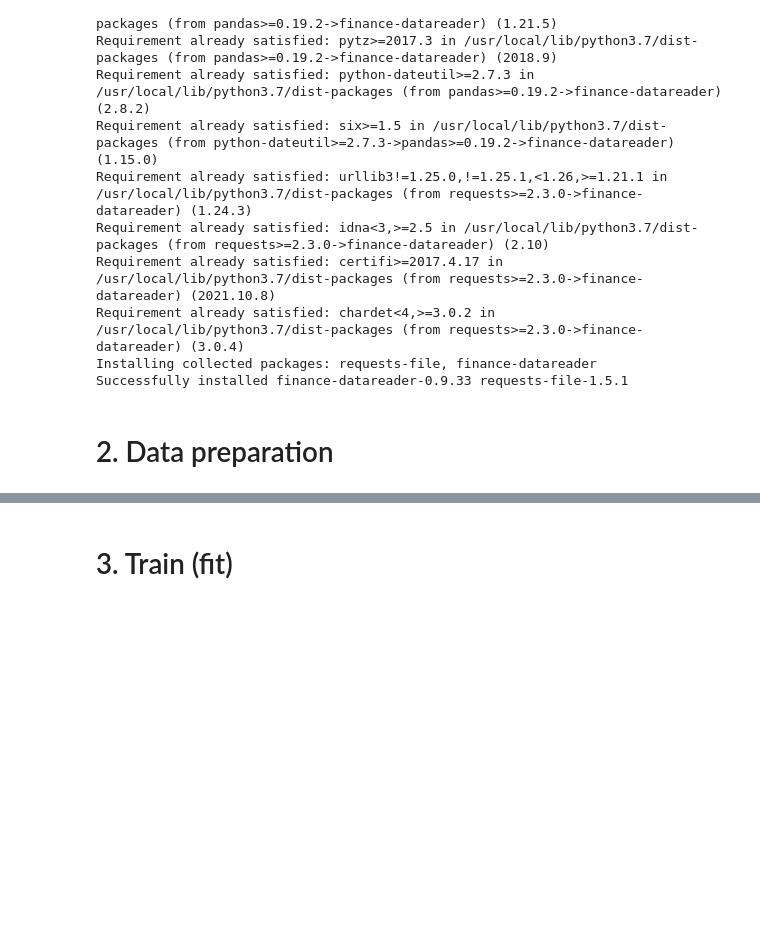
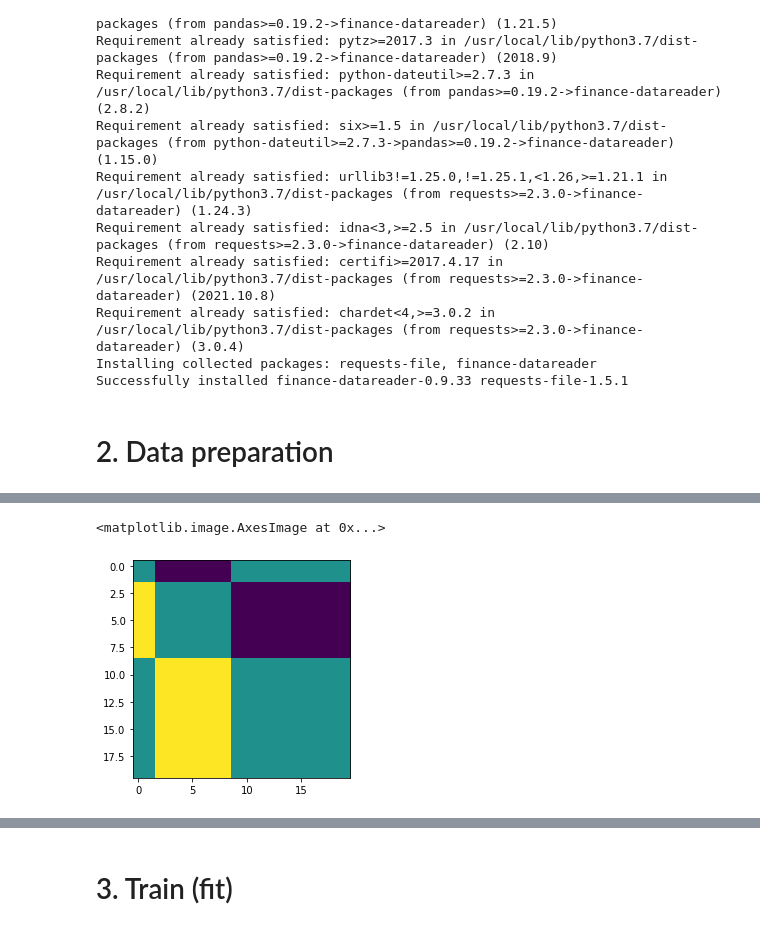
Before and after one commit to kdh4672/economy_ai, a Jupyter notebook: ai_homework.ipynb, the cells around one changed output, grey strips where cells are left out. Cells and saved outputs as stored; diff of their text form; code cells hidden in the pictures; blank space fills up the shorter version.

```diff
--- a/ai_homework.ipynb
+++ b/ai_homework.ipynb
@@ -101,11 +88,15 @@ Name: 1997-01-30 00:00:00, dtype: float64
 # %%
 i = 0
-x_data_list = []
 label_list = []
-new_df = pd.DataFrame()
+new_df = pd.DataFrame(columns=['Close', 'Label'])
 while True:
-  x_data = df[i:i+20]['Close']
-  new_df.append(df[i:i+20]['Close'])
+  x_data = [df[i:i+20]['Close'].values]
+  if i == 0 :
+    new_data = np.array(x_data)
+  else:
+    new_data = np.concatenate((new_data,np.array(x_data)),axis=0)
+  if i==2:
+    break
   try:
     change = df.iloc[i+20]['Change']
   except:
@@ -114,9 +105,8 @@ while True:
     label = 0
   if change > 0 :
     label = 1
-  x_data_list.append(x_data)
   label_list.append(label)
   i += 1
-print(x_data_list[0])
-print(label_list[0])
-print(new_df.shape)
+# print(x_data_list[0])
+# print(label_list[0])
+# print(new_df.shape)
@@ -169,0 +127,11 @@ array([[0.19, 0.19, 0.16, 0.16, 0.16, 0.16, 0.16, 0.16, 0.16, 0.15, 0.15,
+# %%
+# print(x_data_list[0].values)
+from pyts.image import GramianAngularField
+from matplotlib.pyplot import imshow
+transformer = GramianAngularField(method='difference')
+X_train_GAF = transformer.fit_transform(new_data)
+X_train_GAF.shape
+imshow(X_train_GAF[0])
+# %% [output]
+<matplotlib.image.AxesImage at 0x...>
+[figure, added]
```
Also changed, not shown: parts of 17 cells of this notebook.
